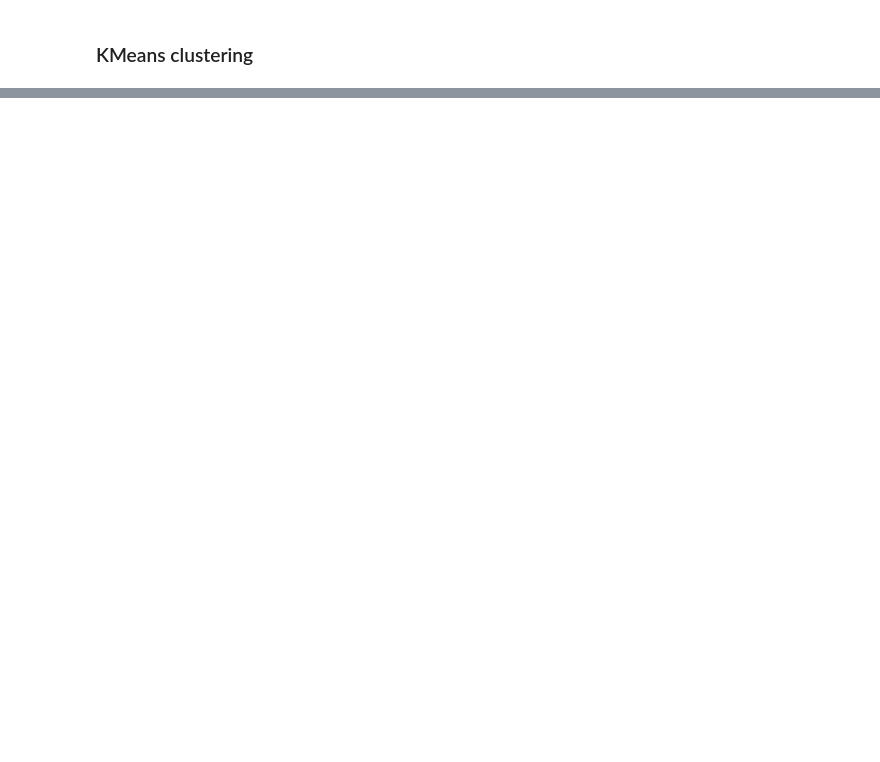
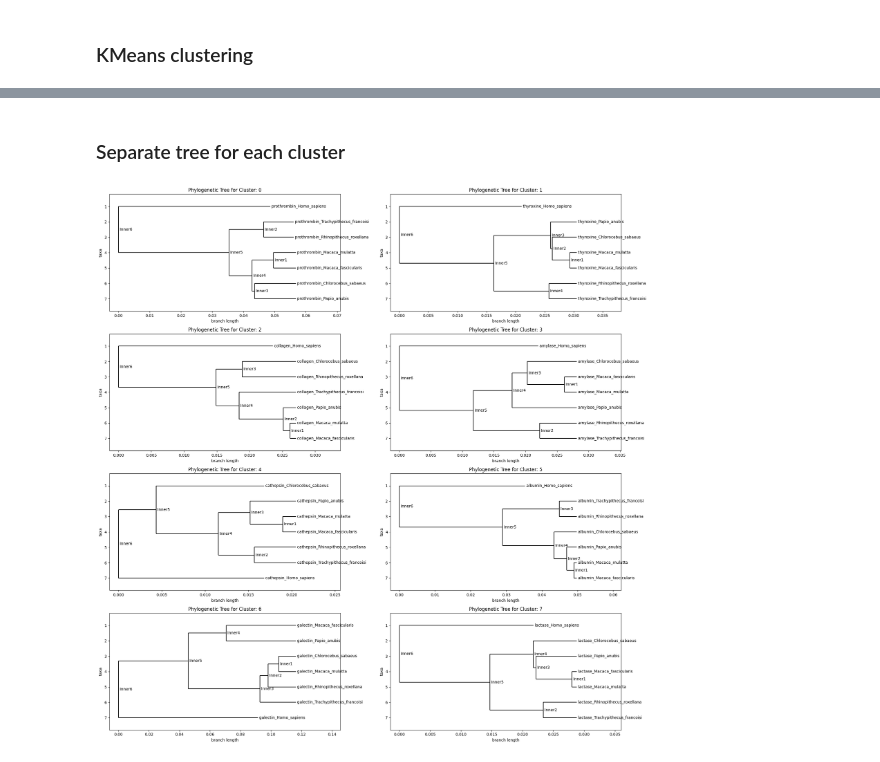
Before and after one commit to zosialagiewka/Bioinformatics_Projects, a Jupyter notebook: Task3/task3.ipynb, the cells around one changed output, grey strips where cells are left out. Saved outputs shown, nothing was run; the diff lists cells and outputs as text; code cells hidden in the pictures; blank space fills up the shorter version.

Commit message:
tree coloring

```diff
--- a/Task3/task3.ipynb
+++ b/Task3/task3.ipynb
@@ -80,7 +113,7 @@ plt.show()
 ### KMeans clustering
 # %%
 kmeans = KMeans(n_clusters=8)
-clusters = kmeans.fit_predict(similarity_matrix)
-cluster_df = pd.DataFrame({'Sequence': similarity_matrix.index, 'Cluster': clusters}).sort_values(by='Cluster')
+clusters = kmeans.fit_predict(distance_matrix)
+cluster_df = pd.DataFrame({'Sequence': distance_matrix.index, 'Cluster': clusters}).sort_values(by='Cluster')
 # %%
 for cluster in cluster_df['Cluster'].unique():
@@ -107,0 +152,7 @@ Cluster 7:
+# %%
+def convert_to_lower(m):
+    names = m.index.tolist()
+    lower_triangular = []
+    for i in range(len(m)):
+        lower_triangular.append(m.values[i, :i + 1].tolist())
+    return lower_triangular, names
@@ -107,0 +168,7 @@ Cluster 7:
+# %%
+blast_df['Protein'] = blast_df['Query ID'].str.split('_').str[0]
+protein_groups = blast_df['Protein'].unique()
+
+num_groups = len(protein_groups)
+num_columns = 2
+num_rows = ceil(num_groups / num_columns)
@@ -107,0 +198,30 @@ Cluster 7:
+# %% [markdown]
+### Separate tree for each cluster
+# %%
+num_clusters = len(cluster_df['Cluster'].unique())
+num_columns = 2
+num_rows = ceil(num_clusters / num_columns)
+# %%
+fig = plt.figure(figsize=(20, num_rows * 5))
+gs = GridSpec(num_rows, num_columns, figure=fig)
+
+cluster_trees = {}
+for idx, cluster in enumerate(cluster_df['Cluster'].unique()):
+    cluster_elements = cluster_df[cluster_df['Cluster'] == cluster]['Sequence']
+    cluster_matrix = distance_matrix.loc[cluster_elements, cluster_elements]
+
+    matrix, labels = convert_to_lower(cluster_matrix)
+
+    bio_distance_matrix = DistanceMatrix(names=labels, matrix=matrix)
+    constructor = DistanceTreeConstructor()
+    tree = constructor.upgma(bio_distance_matrix)
+    cluster_trees[cluster] = tree
+
+    ax = fig.add_subplot(gs[idx // num_columns, idx % num_columns])
+
+    Phylo.draw(tree, axes=ax, do_show=False)
+    ax.set_title(f"Phylogenetic Tree for Cluster: {cluster}")
+
+plt.tight_layout()
+# %% [output]
+[figure, added]
```
Also changed, not shown: parts of 32 cells of this notebook.
